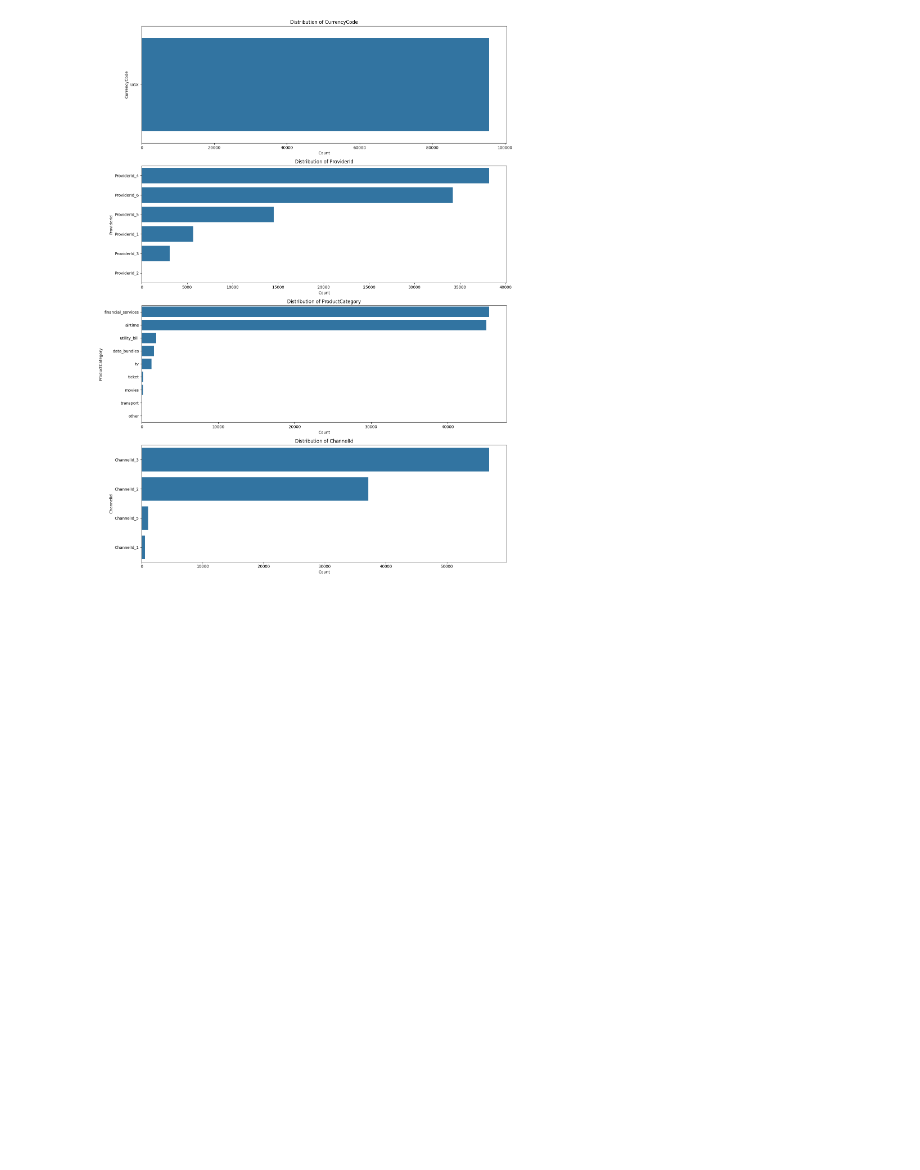
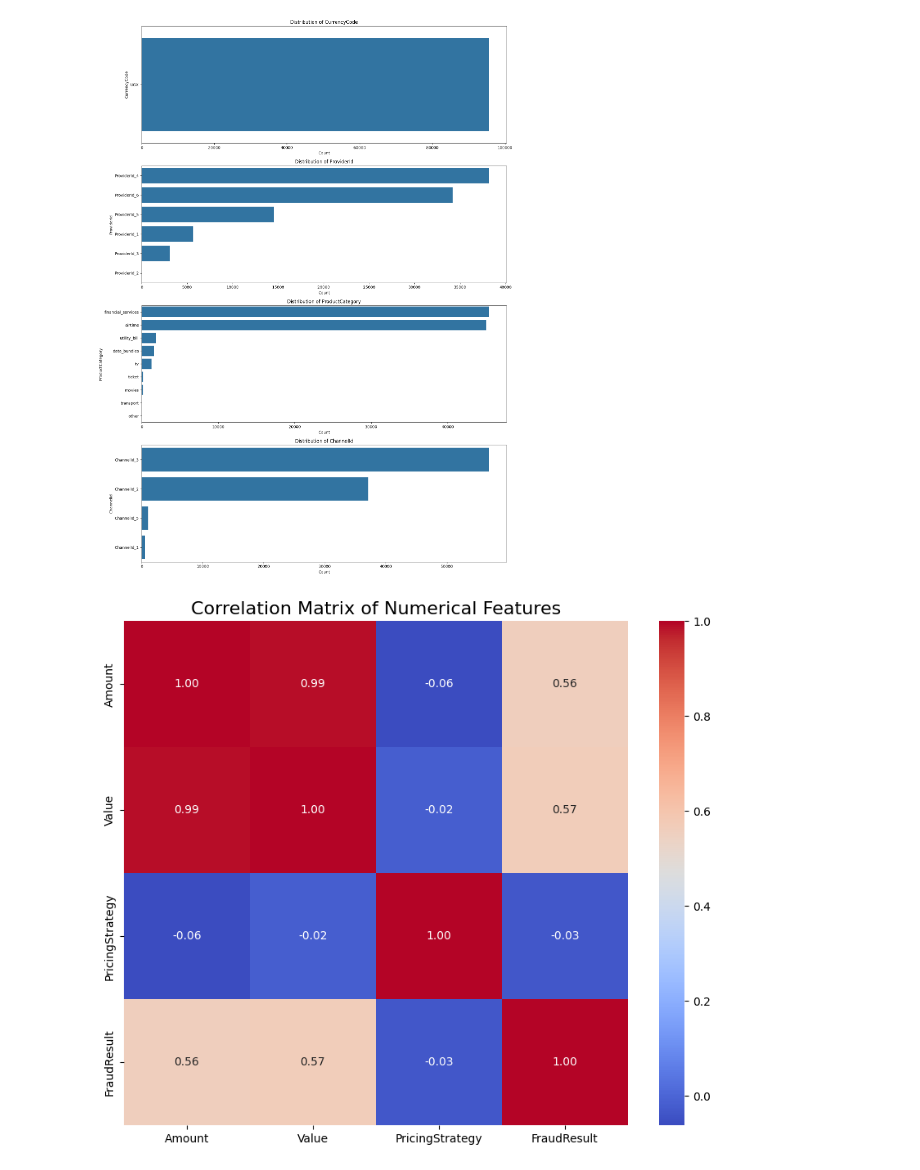
Before and after one commit to Endekalu777/Credit_scoring_model, a Jupyter notebook: notebooks/EDA.ipynb, the cells around one changed output. Cells and saved outputs as stored; diff of their text form; code cells hidden in the pictures; blank space fills up the shorter version.

```diff
--- a/notebooks/EDA.ipynb
+++ b/notebooks/EDA.ipynb
@@ -92,3 +92,7 @@ analysis.visualize_distribution()
 analysis.categorical_distribution()
 # %% [output]
 [figure]
+# %%
+analysis.correlation_analysis()
+# %% [output]
+[figure, added]
```
Also changed, not shown: 1 other file.
